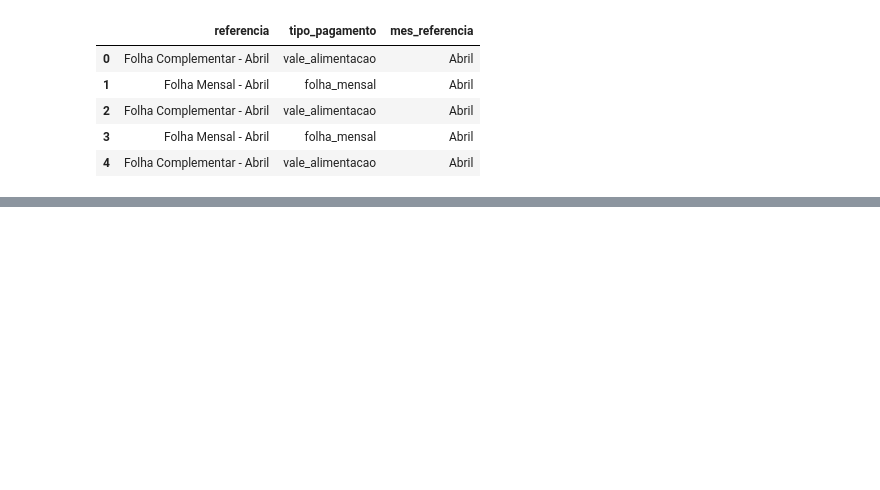
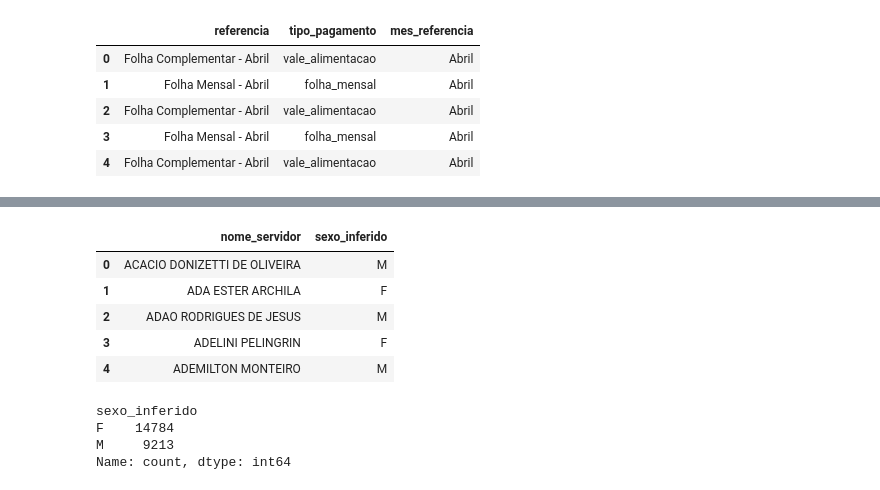
Before and after one commit to oguidenardi/folha_pagamento_santa_rita_2025, a Jupyter notebook: notebooks/03_data_preparation.ipynb, the cells around one changed output, grey strips where cells are left out. Cells and saved outputs as stored; diff of their text form; code cells hidden in the pictures; blank space fills up the shorter version.

```diff
--- a/notebooks/03_data_preparation.ipynb
+++ b/notebooks/03_data_preparation.ipynb
@@ -130,0 +224,11 @@ df_prepared.tail()
+# %%
+df_sexo_serv = pd.read_csv("../data/interim/inf_sexo_servidor.csv", sep=";")
+
+df_sexo_serv.head()
+# %% [output]
+|  | nome_servidor | sexo_inferido |
+| 0 | ACACIO DONIZETTI DE OLIVEIRA | M |
+| 1 | ADA ESTER ARCHILA | F |
+| 2 | ADAO RODRIGUES DE JESUS | M |
+| 3 | ADELINI PELINGRIN | F |
+| 4 | ADEMILTON MONTEIRO | M |
@@ -130,0 +253,7 @@ df_prepared.tail()
+# %%
+df_prepared["sexo_inferido"].value_counts(dropna=False)
+# %% [output]
+sexo_inferido
+F    14784
+M     9213
+Name: count, dtype: int64
```
Also changed, not shown: parts of 8 cells of this notebook, 3 other files.
